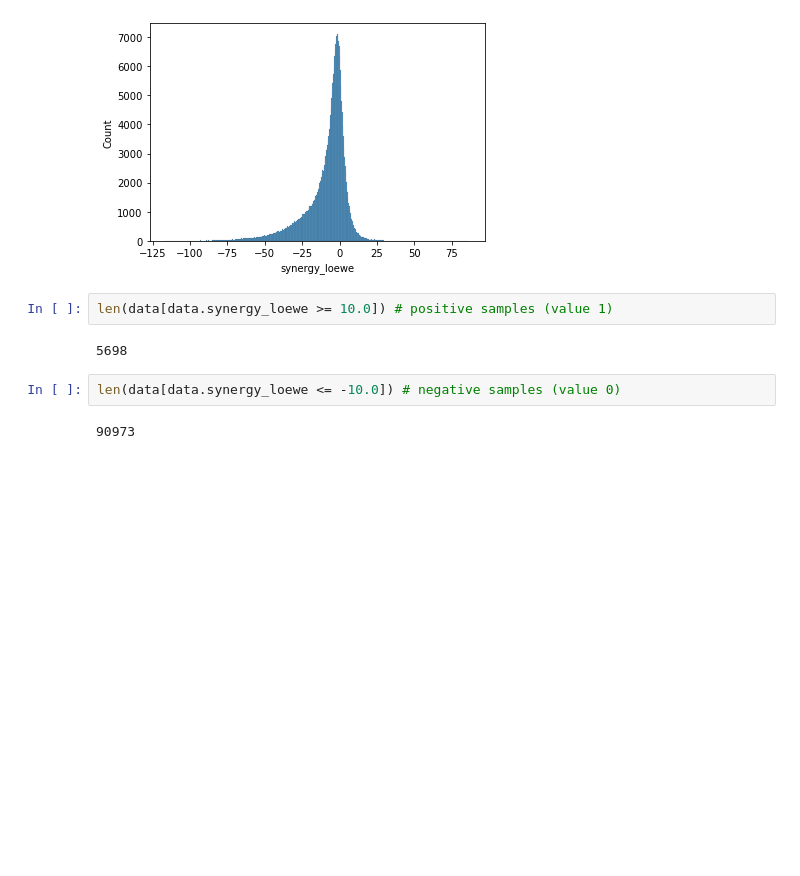
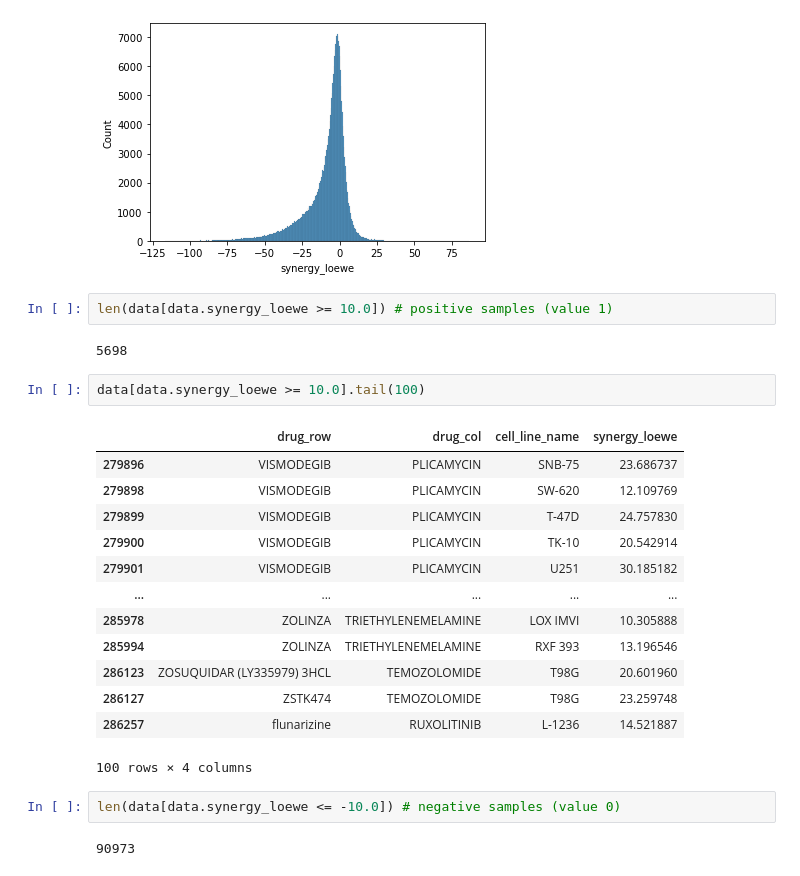
Before and after one commit to uzh-dqbm-cmi/graphnn, a Jupyter notebook: notebooks/DeepAdr_dataset-MatchMaker-Pubchem.ipynb, the cells around one changed output. Saved outputs shown, nothing was run; the diff lists cells and outputs as text; blank space fills up the shorter version.

```diff
--- a/notebooks/DeepAdr_dataset-MatchMaker-Pubchem.ipynb
+++ b/notebooks/DeepAdr_dataset-MatchMaker-Pubchem.ipynb
@@ -90,6 +100,22 @@ sns.histplot(data.synergy_loewe)
 len(data[data.synergy_loewe >= 10.0]) # positive samples (value 1)
 # %% [output]
 5698
+# %%
+data[data.synergy_loewe >= 10.0].tail(100)
+# %% [output]
+|  | drug_row | drug_col | cell_line_name | synergy_loewe |
+| 279896 | VISMODEGIB | PLICAMYCIN | SNB-75 | 23.686737 |
+| 279898 | VISMODEGIB | PLICAMYCIN | SW-620 | 12.109769 |
+| 279899 | VISMODEGIB | PLICAMYCIN | T-47D | 24.757830 |
+| 279900 | VISMODEGIB | PLICAMYCIN | TK-10 | 20.542914 |
+| 279901 | VISMODEGIB | PLICAMYCIN | U251 | 30.185182 |
+| ... | ... | ... | ... | ... |
+| 285978 | ZOLINZA | TRIETHYLENEMELAMINE | LOX IMVI | 10.305888 |
+| 285994 | ZOLINZA | TRIETHYLENEMELAMINE | RXF 393 | 13.196546 |
+| 286123 | ZOSUQUIDAR (LY335979) 3HCL | TEMOZOLOMIDE | T98G | 20.601960 |
+| 286127 | ZSTK474 | TEMOZOLOMIDE | T98G | 23.259748 |
+| 286257 | flunarizine | RUXOLITINIB | L-1236 | 14.521887 |
+100 rows × 4 columns
 # %%
 len(data[data.synergy_loewe <= -10.0]) # negative samples (value 0)
 # %% [output]
```
Also changed, not shown: parts of 5 cells of this notebook, 5 other files.
